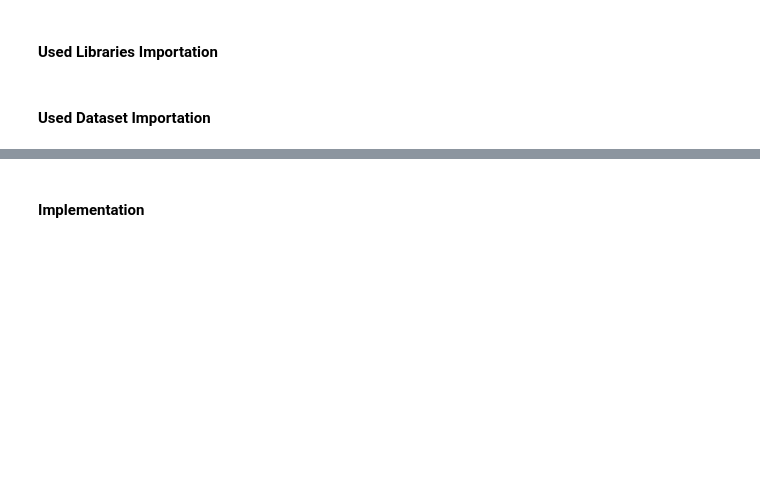
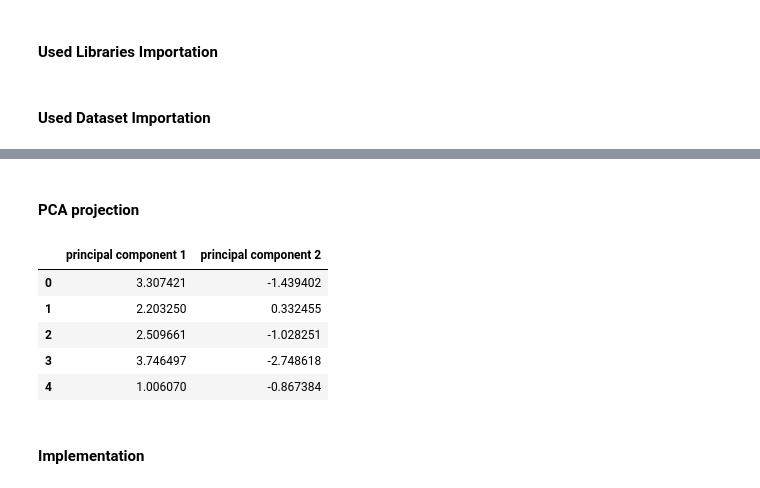
Before and after one commit to Yseoo/DBscan, a Jupyter notebook: DBScan Implementation.ipynb, the cells around one changed output, grey strips where cells are left out. Cells and saved outputs as stored; diff of their text form; code cells hidden in the pictures; blank space fills up the shorter version.

```diff
--- a/DBScan Implementation.ipynb
+++ b/DBScan Implementation.ipynb
@@ -22 +24,16 @@ data.head()
+# %% [markdown]
+#### PCA projection
+# %%
+pca = PCA(n_components=2)
+principalComponents = pca.fit_transform(dataf)
+principalDf = pd.DataFrame(data = principalComponents
+             , columns = ['principal component 1', 'principal component 2'])
+principalDf.head()
+# %% [output]
+|  | principal component 1 | principal component 2 |
+| 0 | 3.307421 | -1.439402 |
+| 1 | 2.203250 | 0.332455 |
+| 2 | 2.509661 | -1.028251 |
+| 3 | 3.746497 | -2.748618 |
+| 4 | 1.006070 | -0.867384 |
 # %%
```
Also changed, not shown: parts of 6 cells of this notebook.
